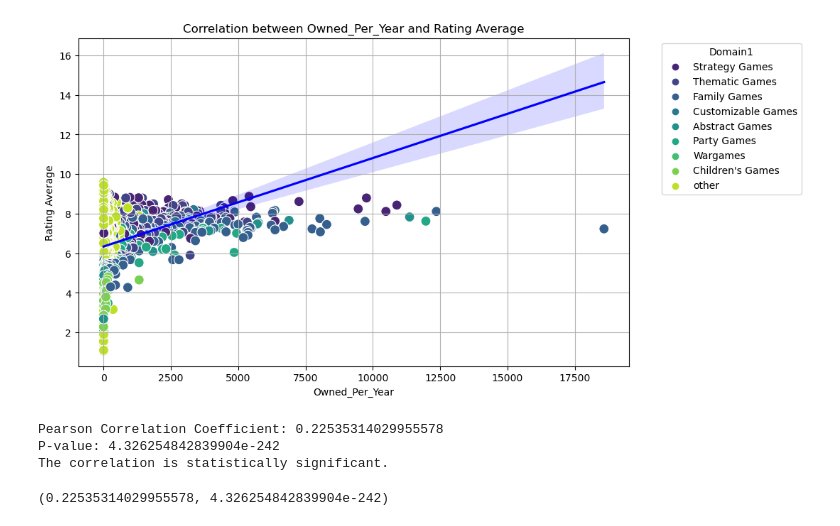
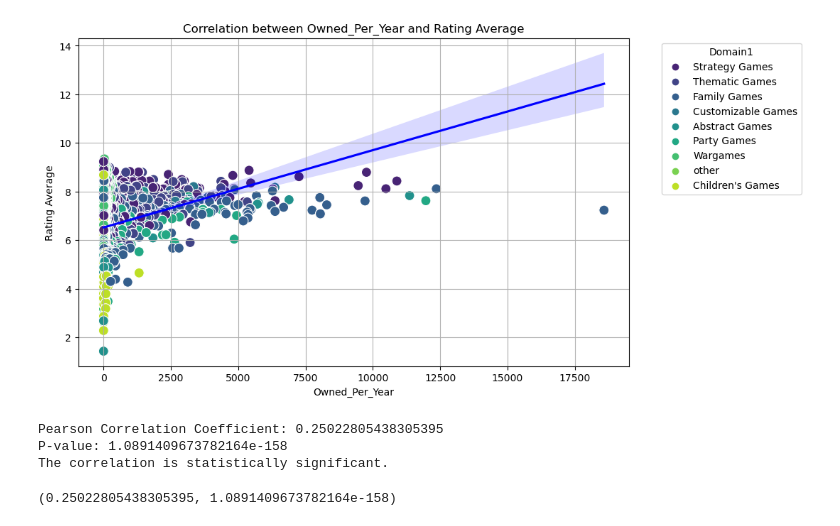
Before and after one commit to jkspiva/Final-Project-Group3, a Jupyter notebook: Ashley/testing.ipynb, the cells around one changed output. Saved outputs shown, nothing was run; the diff lists cells and outputs as text; code cells hidden in the pictures.

```diff
--- a/Ashley/testing.ipynb
+++ b/Ashley/testing.ipynb
@@ -447,0 +7,8 @@ def analyze_correlation(data, x_col, y_col, hue_col=None, palette='viridis', sca
+# %%
+# Read in csvs
+bgame_df = pd.read_csv('test_this_is_it.csv', delimiter =',')
+rank_df = pd.read_csv('test_bgg_dataset.csv', delimiter = ';')
+
+# Display the first few rows
+print(bgame_df.columns)
+print(rank_df.columns)
@@ -447,0 +26,22 @@ def analyze_correlation(data, x_col, y_col, hue_col=None, palette='viridis', sca
+# %%
+# Merge dataframes with suffixes for duplicate columns
+merged_df = pd.merge(bgame_df, rank_df, on='Name', how='outer', suffixes=('_x', '_y'))
+
+# Identify and drop the '_y' columns
+for col in merged_df.columns:
+    if col.endswith('_y'):
+        base_col = col[:-2]  # Base column name without suffix
+        if base_col + '_x' in merged_df.columns:
+            merged_df.drop(columns=[col], inplace=True)
+
+# Optionally, rename the '_x' columns to their original names
+merged_df.columns = merged_df.columns.str.replace('_x', '')
+
+# Drop all rows with any NaN values
+merged_df.dropna(inplace=True)
+
+# Drop duplicate rows
+merged_df = merged_df.drop_duplicates()
+
+# Display the first few rows
+print(merged_df.head())
@@ -447,0 +90,3 @@ def analyze_correlation(data, x_col, y_col, hue_col=None, palette='viridis', sca
+# %%
+# Converting BGG Rank from int to float
+merged_df['BGG Rank'] = merged_df['BGG Rank'].astype(float)
@@ -447,0 +516,3 @@ def analyze_correlation(data, x_col, y_col, hue_col=None, palette='viridis', sca
+# %%
+correlation = merged_df['Rating Average'].corr(merged_df['Owned Users'])
+print(f"Correlation coefficient between Rating Average and Owned Users: {correlation}")
@@ -462,14 +587,14 @@ The correlation is not statistically significant.
 # %%
 analyze_correlation(
-    data=bgame_df,
+    data=merged_df,
     x_col='Owned_Per_Year',
     y_col='Rating Average',
     hue_col='Domain1',
     plot_title='Correlation between Owned_Per_Year and Rating Average'
 )
 # %% [output]
-[figure, old version]
+[figure, new version]
-Pearson Correlation Coefficient: 0.22535314029955578
-P-value: 4.326254842839904e-242
+Pearson Correlation Coefficient: 0.25022805438305395
+P-value: 1.0891409673782164e-158
 The correlation is statistically significant.
-(0.22535314029955578, 4.326254842839904e-242)
+(0.25022805438305395, 1.0891409673782164e-158)
```
Also changed, not shown: parts of 54 cells of this notebook, 1 other file.
